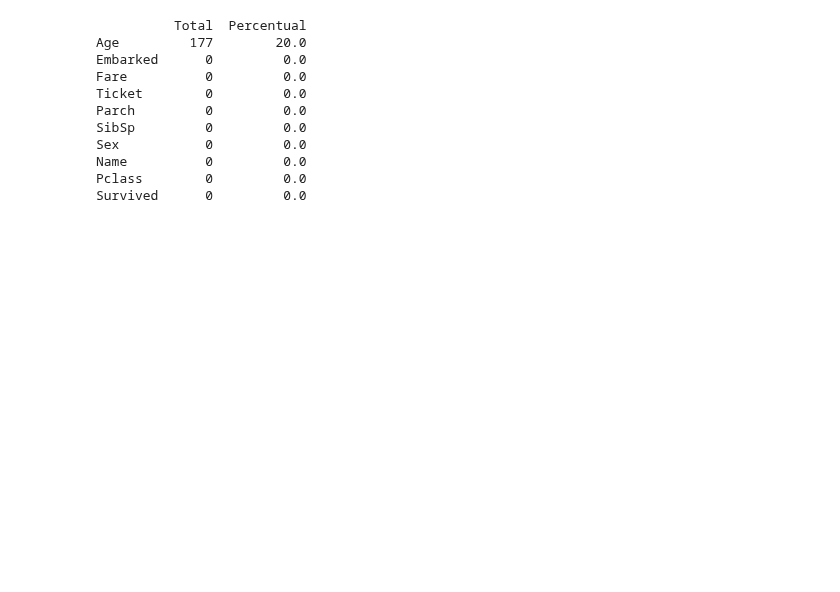
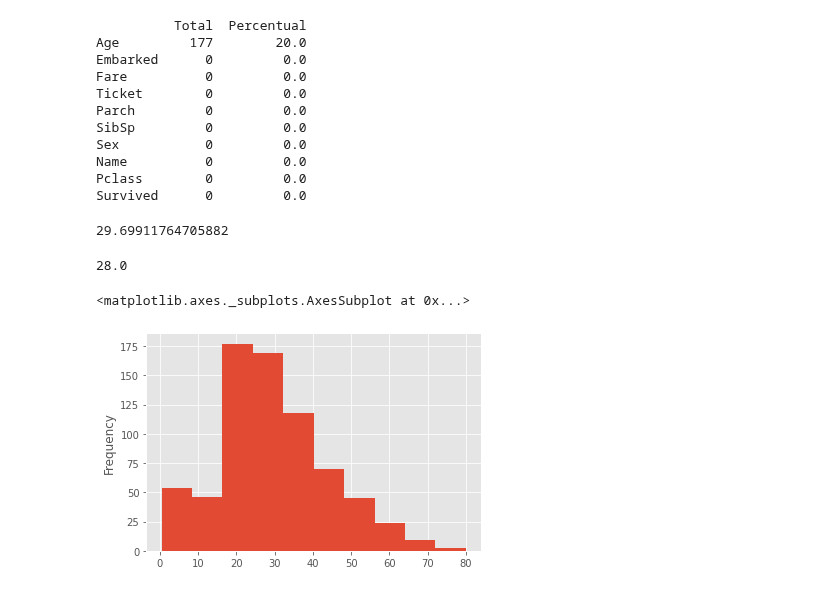
Before and after one commit to amgonca2019/DSWP, a Jupyter notebook: NB10_04__3DP_2_Missing_Value_Handling.ipynb, the cells around one changed output. Cells and saved outputs as stored; diff of their text form; code cells hidden in the pictures; blank space fills up the shorter version.

```diff
--- a/NB10_04__3DP_2_Missing_Value_Handling.ipynb
+++ b/NB10_04__3DP_2_Missing_Value_Handling.ipynb
@@ -786,3 +810,18 @@ Sex           0         0.0
 Name          0         0.0
 Pclass        0         0.0
 Survived      0         0.0
+# %%
+# Tratando os valores MV  da idade
+
+df_Titan_MV.Age.
+# %% [output]
+29.69911764705882
+# %%
+df_Titan_MV.Age.median()
+# %% [output]
+28.0
+# %%
+df_Titan_MV.Age.plot(kind = 'hist')
+# %% [output]
+<matplotlib.axes._subplots.AxesSubplot at 0x...>
+[figure, added]
```
Also changed, not shown: parts of 12 cells of this notebook.
